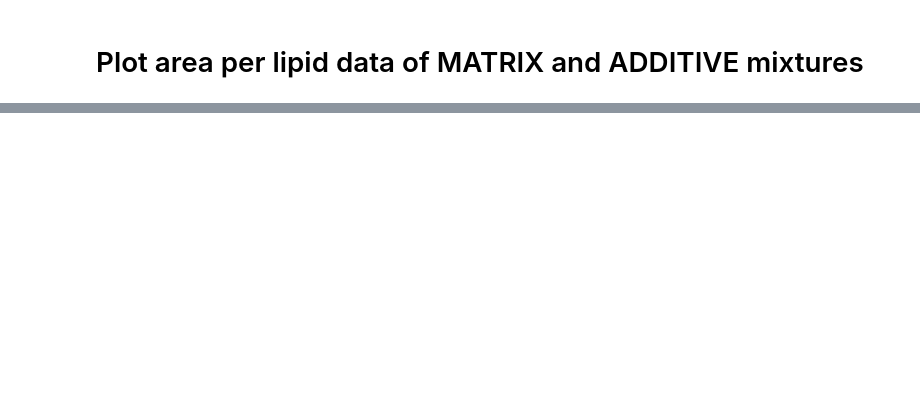
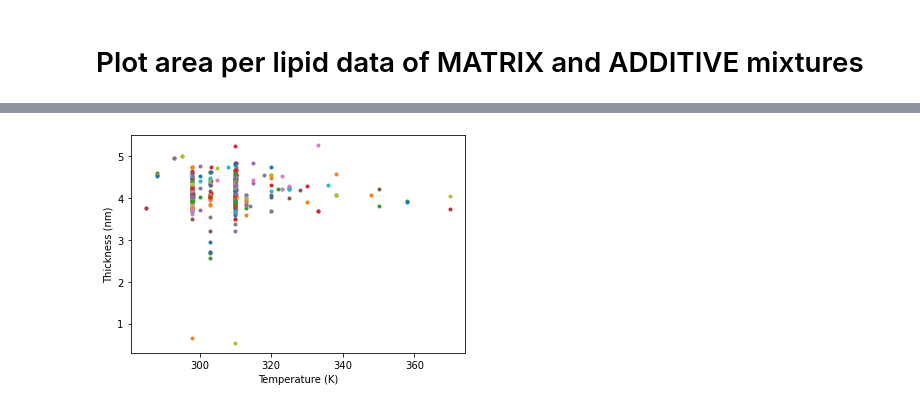
Before and after one commit to NMRLipids/DatabankExercises, a Jupyter notebook: APL/AreaPerLipidAndThicknessExamples.ipynb, the cells around one changed output, grey strips where cells are left out. Cells and saved outputs as stored; diff of their text form; code cells hidden in the pictures; blank space fills up the shorter version.

```diff
--- a/APL/AreaPerLipidAndThicknessExamples.ipynb
+++ b/APL/AreaPerLipidAndThicknessExamples.ipynb
@@ -267,0 +336,12 @@ plotAPLS('POPE','POPG')
+# %%
+Temperature = []
+Thickness = []
+for system in systems:
+    TEMPERATUREvalue = system['TEMPERATURE']
+    ThicknessValue = GetThickness(system)
+    if TEMPERATUREvalue and ThicknessValue:
+        plt.plot(TEMPERATUREvalue,ThicknessValue,'.')
+    plt.xlabel('Temperature (K)')
+    plt.ylabel('Thickness (nm)')
+# %% [output]
+[figure, added]
```
Also changed, not shown: parts of 10 cells of this notebook.
